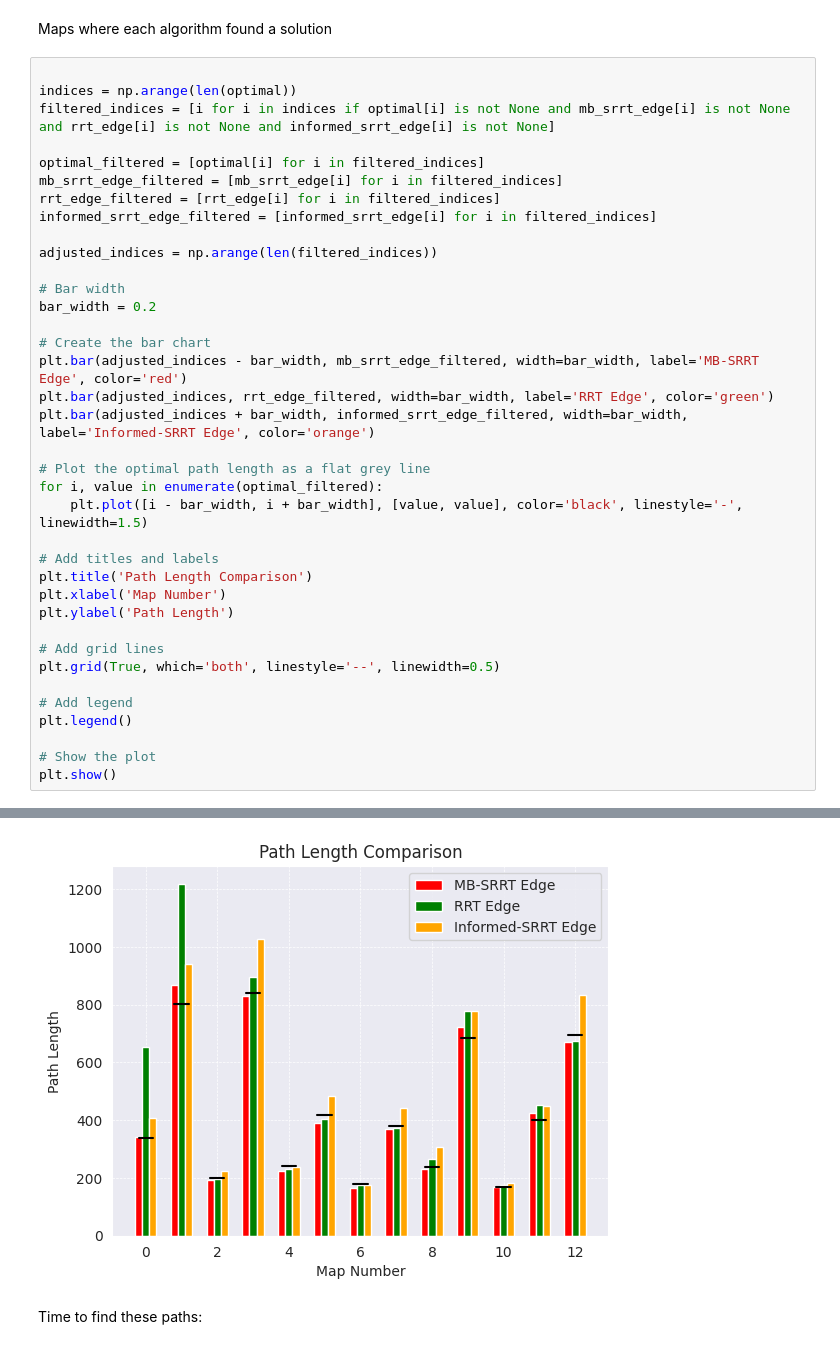
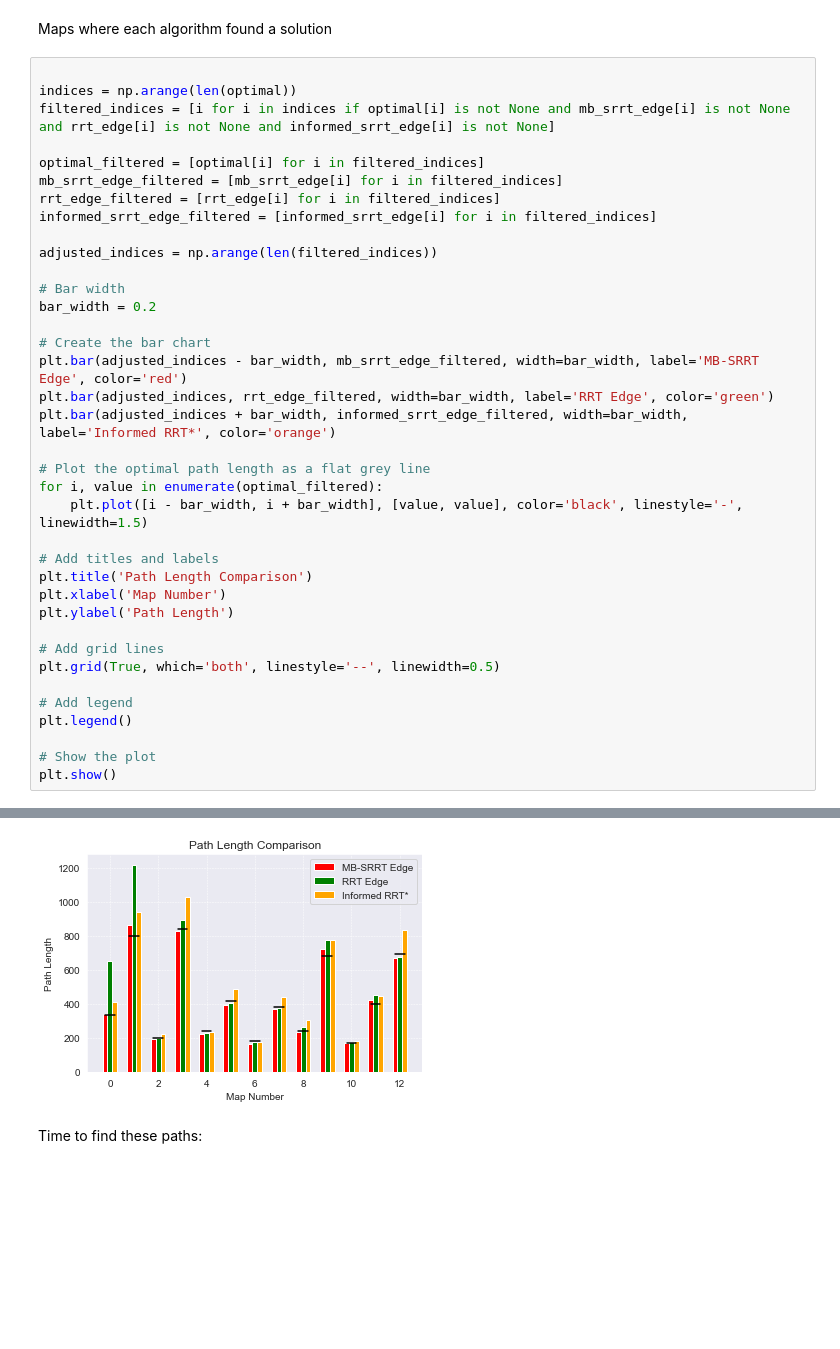
Before and after one commit to cameronstackhouse/PathPlanning, a Jupyter notebook: src/Evaluation/static-2d/first-test/analysis.ipynb, the cells around one changed output, grey strips where cells are left out. Cells and saved outputs as stored; diff of their text form; blank space fills up the shorter version.

```diff
--- a/src/Evaluation/static-2d/first-test/analysis.ipynb
+++ b/src/Evaluation/static-2d/first-test/analysis.ipynb
@@ -126,7 +126,7 @@ bar_width = 0.2
 # Create the bar chart
 plt.bar(adjusted_indices - bar_width, mb_srrt_edge_filtered, width=bar_width, label='MB-SRRT Edge', color='red')
 plt.bar(adjusted_indices, rrt_edge_filtered, width=bar_width, label='RRT Edge', color='green')
-plt.bar(adjusted_indices + bar_width, informed_srrt_edge_filtered, width=bar_width, label='Informed-SRRT Edge', color='orange')
+plt.bar(adjusted_indices + bar_width, informed_srrt_edge_filtered, width=bar_width, label='Informed RRT*', color='orange')
 
 # Plot the optimal path length as a flat grey line
 for i, value in enumerate(optimal_filtered):
@@ -150,4 +149,4 @@ plt.show()
-[figure, old version]
+[figure, new version]
 # %% [markdown]
 Time to find these paths:
 # %%
```
Also changed, not shown: parts of 3 cells of this notebook.
